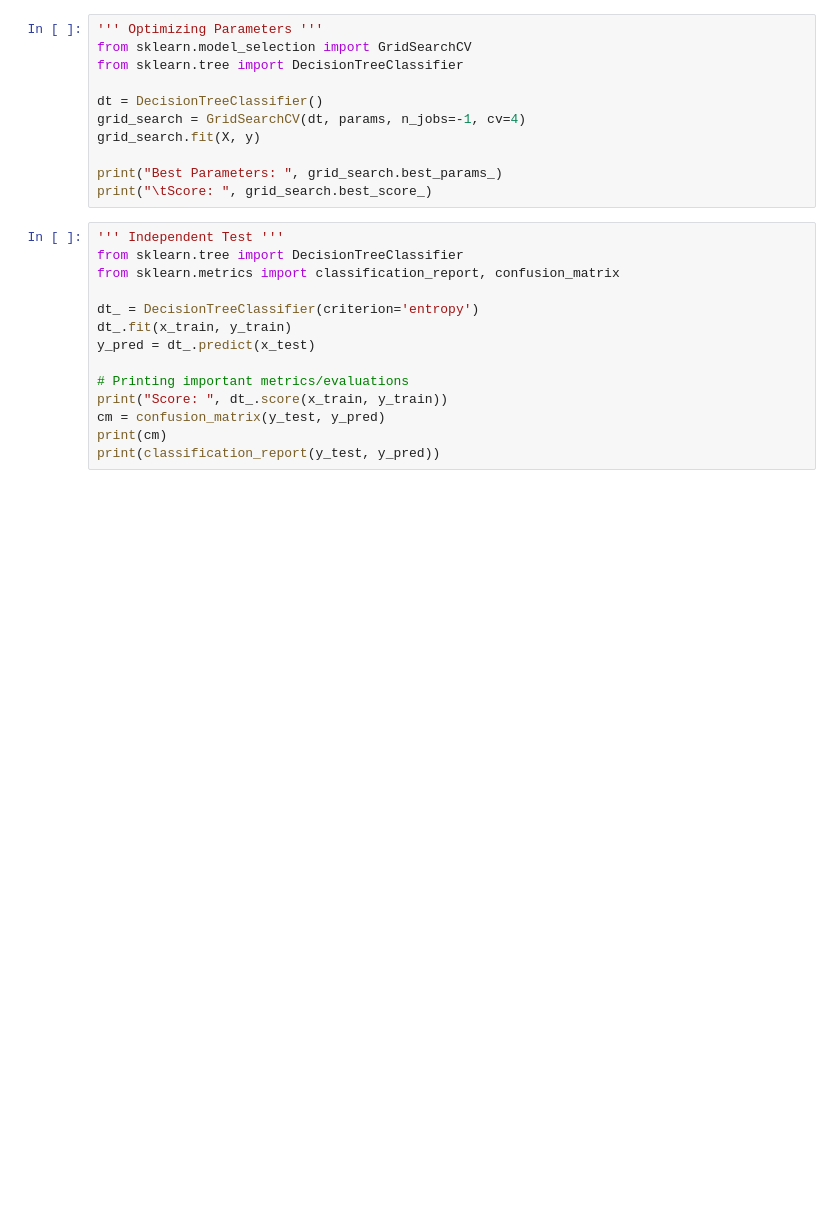
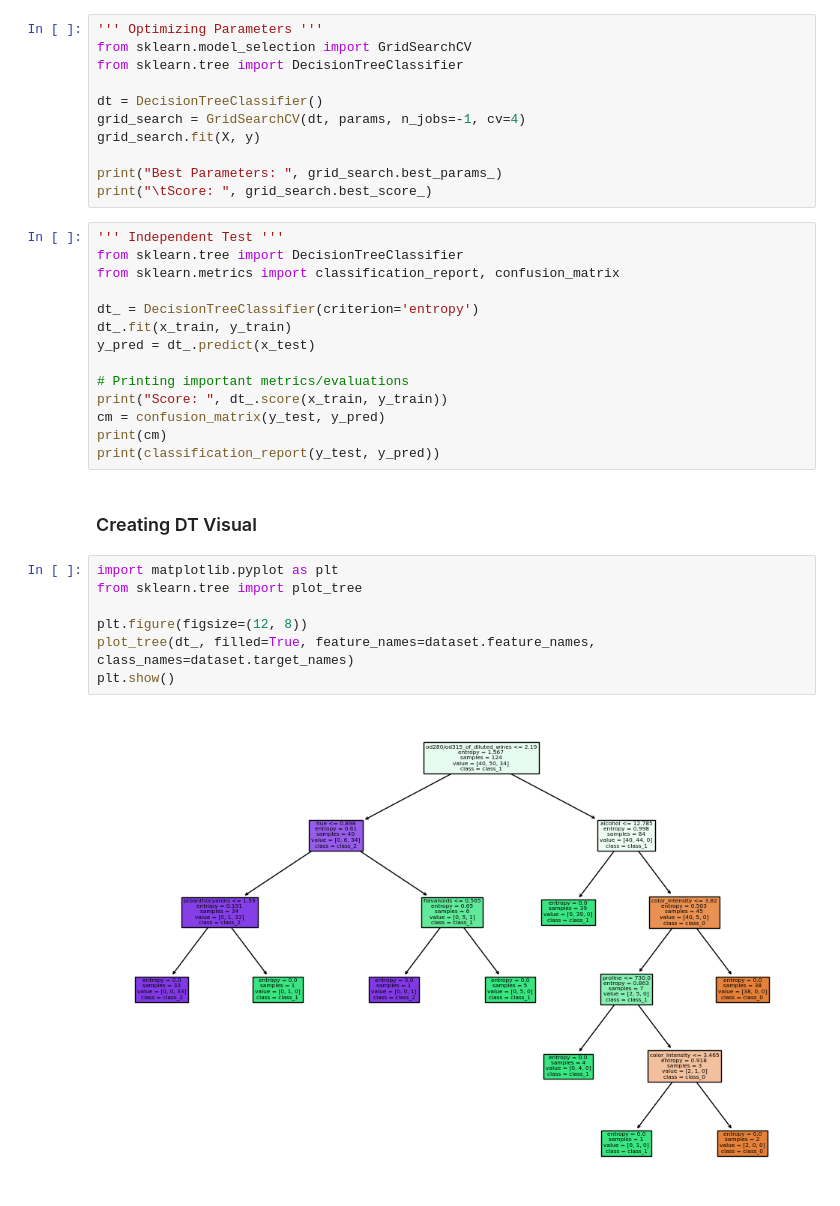
Before and after one commit to Jairik/Data-Visualization-Machine-Learning, a Jupyter notebook: Comprehensive-Review-M2/DT.ipynb, the cells around one changed output. Cells and saved outputs as stored; diff of their text form; blank space fills up the shorter version.

Commit message:
Added Decision Tree Visual
This is pretty cool, I didn't know that it was that easy.

```diff
--- a/Comprehensive-Review-M2/DT.ipynb
+++ b/Comprehensive-Review-M2/DT.ipynb
@@ -60,3 +60,14 @@ print("Score: ", dt_.score(x_train, y_train))
 cm = confusion_matrix(y_test, y_pred)
 print(cm)
 print(classification_report(y_test, y_pred))
+# %% [markdown]
+### Creating DT Visual
+# %%
+import matplotlib.pyplot as plt
+from sklearn.tree import plot_tree
+
+plt.figure(figsize=(12, 8))
+plot_tree(dt_, filled=True, feature_names=dataset.feature_names, class_names=dataset.target_names)
+plt.show()
+# %% [output]
+[figure, added]
```
Also changed, not shown: 2 other files.
